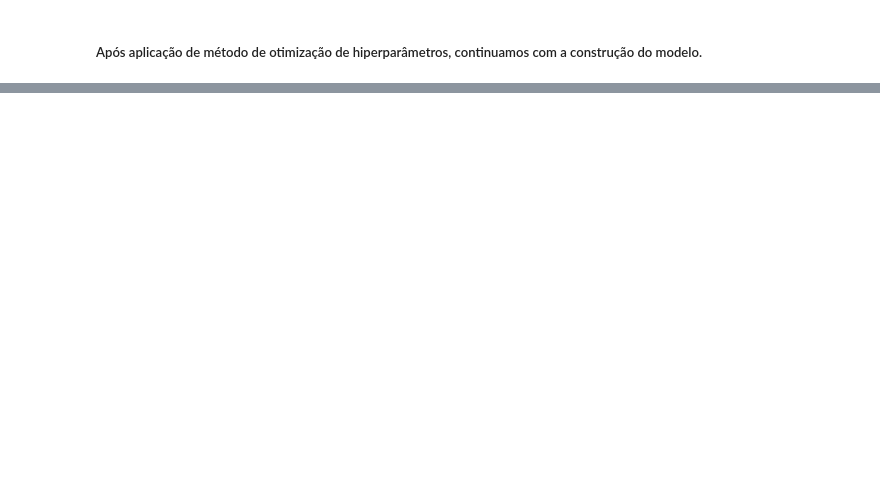
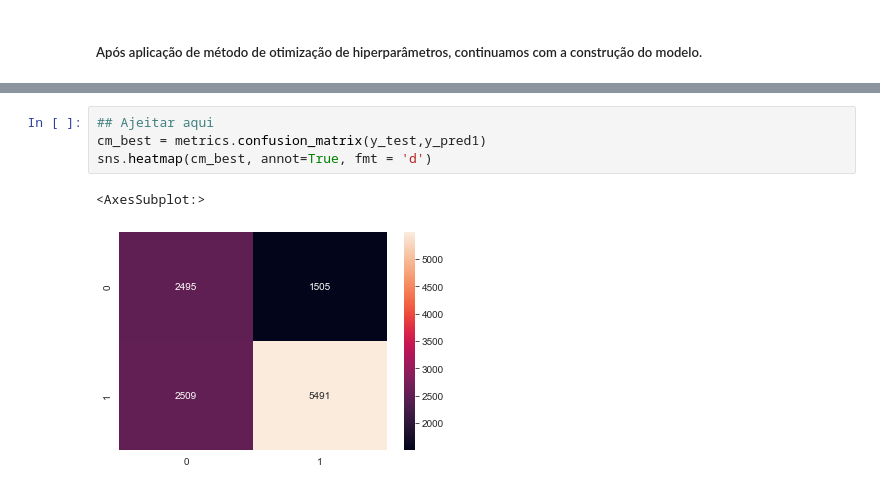
Before and after one commit to Ruann-01/Python_IA, a Jupyter notebook: Trabalho Final/Trabalho Final.ipynb, the cells around one changed output, grey strips where cells are left out. Drawn from its saved outputs; the diff is of its cells as text; blank space fills up the shorter version.

```diff
--- a/Trabalho Final/Trabalho Final.ipynb
+++ b/Trabalho Final/Trabalho Final.ipynb
@@ -1136,0 +1222,7 @@ Segue abaixo as matrizes de confusão:
+# %%
+## Ajeitar aqui
+cm_best = metrics.confusion_matrix(y_test,y_pred1)
+sns.heatmap(cm_best, annot=True, fmt = 'd')
+# %% [output]
+<AxesSubplot:>
+[figure, added]
```
Also changed, not shown: parts of 40 cells of this notebook.
